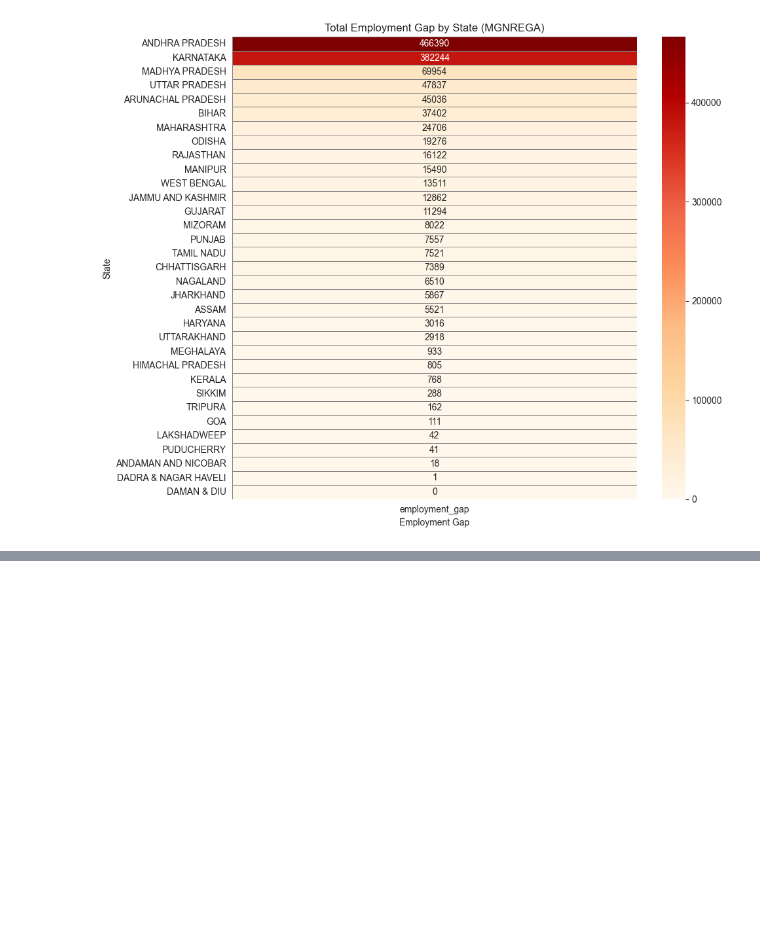
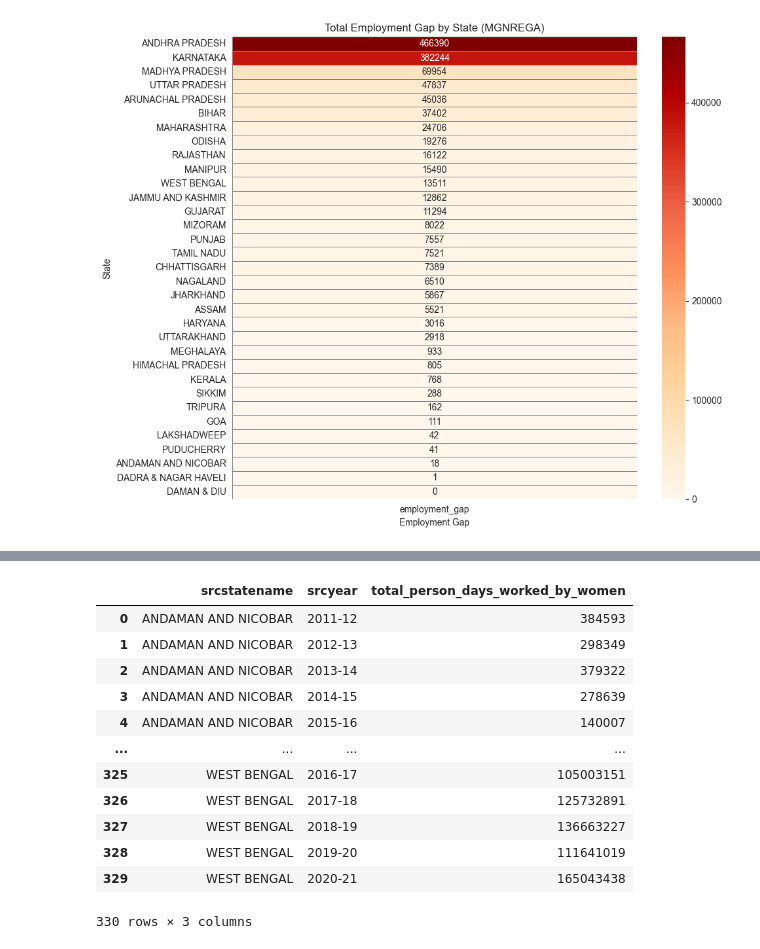
Before and after one commit to kanishkachandel/mnrega, a Jupyter notebook: python-project.ipynb, the cells around one changed output, grey strips where cells are left out. Saved outputs shown, nothing was run; the diff lists cells and outputs as text; code cells hidden in the pictures; blank space fills up the shorter version.

```diff
--- a/python-project.ipynb
+++ b/python-project.ipynb
@@ -167,0 +170,20 @@ plt.show()
+# %%
+df_gender = df[['srcstatename', 'srcyear', 'total_person_days_worked_by_women']].copy()
+df_gender.dropna(inplace=True)
+total_by_state = df_gender.groupby(['srcstatename','srcyear'])['total_person_days_worked_by_women'].sum().reset_index()
+total_by_state = total_by_state.sort_values(by=['srcstatename','srcyear'])
+total_by_state
+# %% [output]
+|  | srcstatename | srcyear | total_person_days_worked_by_women |
+| 0 | ANDAMAN AND NICOBAR | 2011-12 | 384593 |
+| 1 | ANDAMAN AND NICOBAR | 2012-13 | 298349 |
+| 2 | ANDAMAN AND NICOBAR | 2013-14 | 379322 |
+| 3 | ANDAMAN AND NICOBAR | 2014-15 | 278639 |
+| 4 | ANDAMAN AND NICOBAR | 2015-16 | 140007 |
+| ... | ... | ... | ... |
+| 325 | WEST BENGAL | 2016-17 | 105003151 |
+| 326 | WEST BENGAL | 2017-18 | 125732891 |
+| 327 | WEST BENGAL | 2018-19 | 136663227 |
+| 328 | WEST BENGAL | 2019-20 | 111641019 |
+| 329 | WEST BENGAL | 2020-21 | 165043438 |
+330 rows × 3 columns
```
Also changed, not shown: parts of 5 cells of this notebook.
